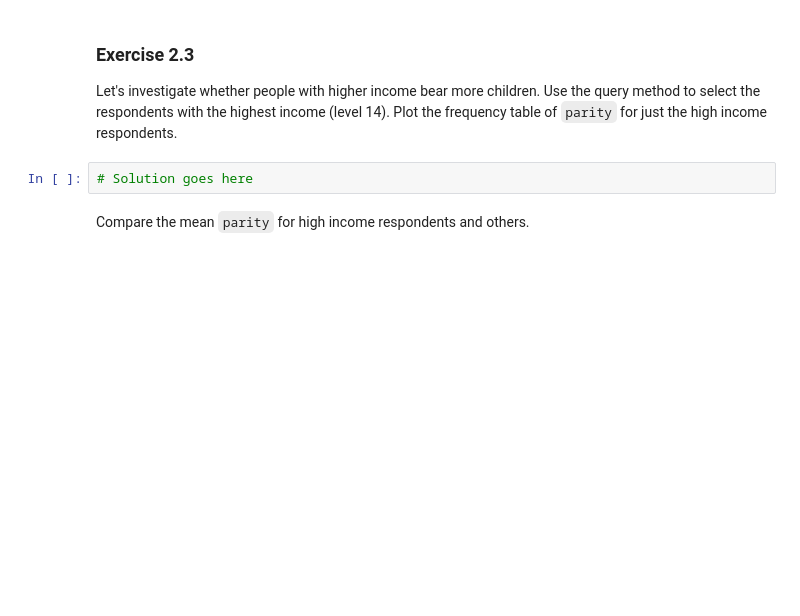
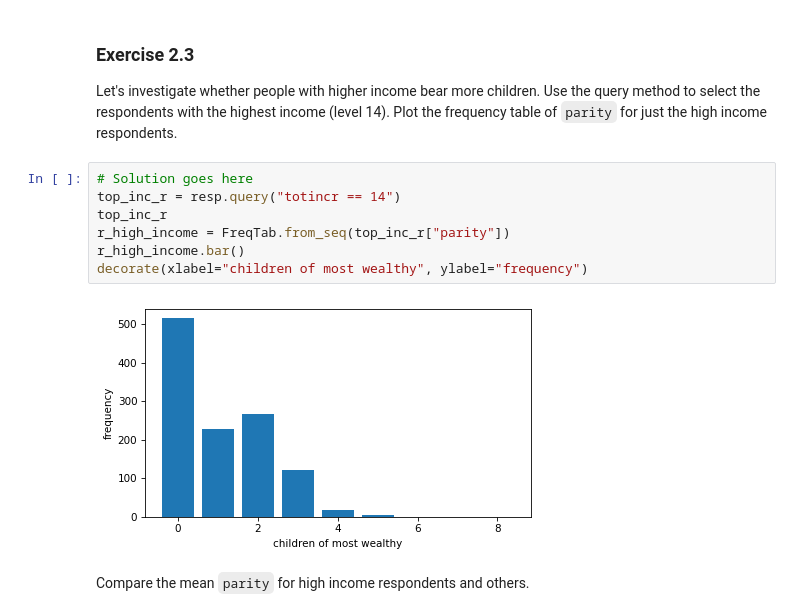
Before and after one commit to nsubordin81/coding-scratch, a Jupyter notebook: think_stats/chap02.ipynb, the cells around one changed output. Drawn from its saved outputs; the diff is of its cells as text; blank space fills up the shorter version.

```diff
--- a/think_stats/chap02.ipynb
+++ b/think_stats/chap02.ipynb
@@ -548,6 +678,13 @@ Use the query method to select the respondents with the highest income (level 14
 Plot the frequency table of `parity` for just the high income respondents.
 # %%
 # Solution goes here
+top_inc_r = resp.query("totincr == 14")
+top_inc_r
+r_high_income = FreqTab.from_seq(top_inc_r["parity"])
+r_high_income.bar()
+decorate(xlabel="children of most wealthy", ylabel="frequency")
+# %% [output]
+[figure, added]
 # %% [markdown]
 Compare the mean `parity` for high income respondents and others.
 # %%
```
Also changed, not shown: parts of 4 cells of this notebook.
